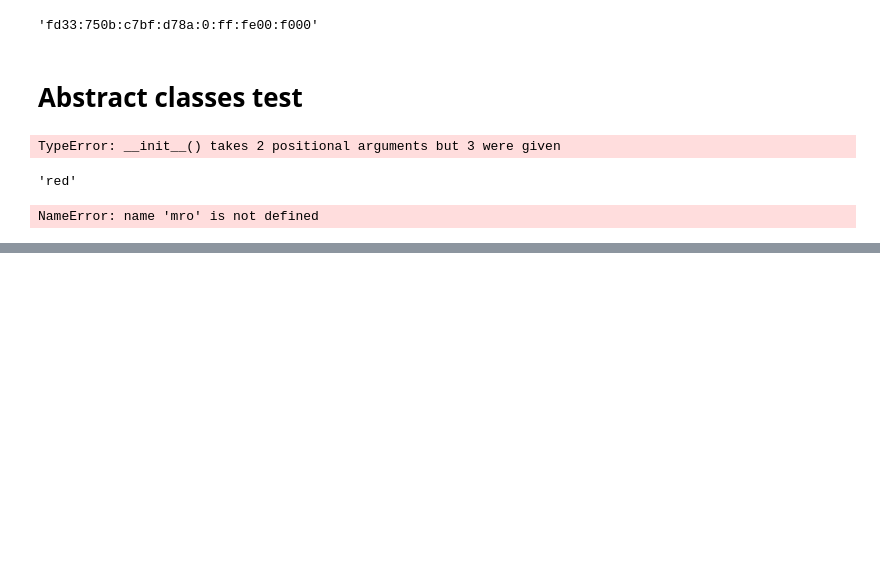
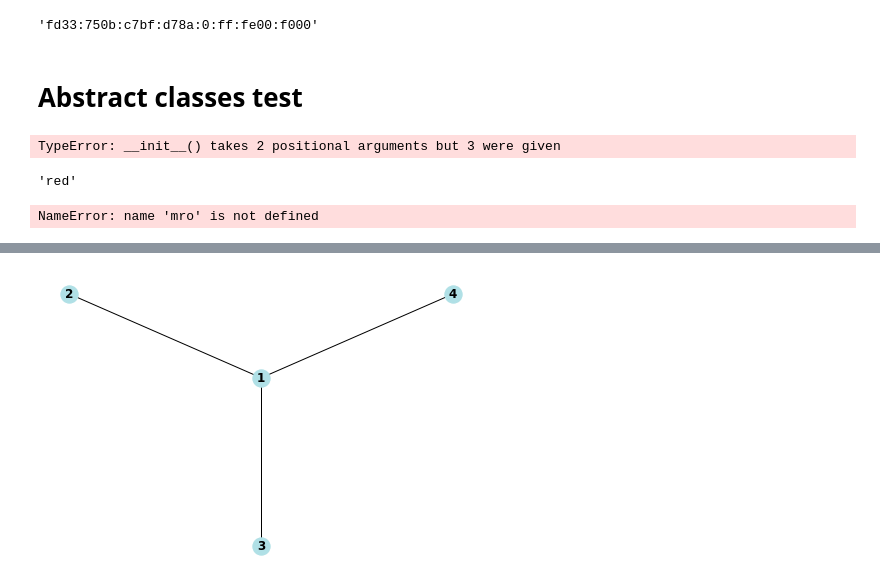
Before and after one commit to jaumecolomhernandez/autoconfig-openthread, a Jupyter notebook: commissioning-tests.ipynb, the cells around one changed output, grey strips where cells are left out. Saved outputs shown, nothing was run; the diff lists cells and outputs as text; code cells hidden in the pictures; blank space fills up the shorter version.

```diff
--- a/commissioning-tests.ipynb
+++ b/commissioning-tests.ipynb
@@ -249,0 +277,4 @@ NameError: name 'mro' is not defined
+# %%
+G.add_nodes_from([1,2,3])
+# %%
+G.add_edge(1,4)
@@ -249,0 +287,4 @@ NameError: name 'mro' is not defined
+# %%
+nx.draw_kamada_kawai(G, with_labels=True, font_weight='bold', node_color="powderblue")
+# %% [output]
+[figure, added]
```
Also changed, not shown: parts of 27 cells of this notebook, 4 other files.
